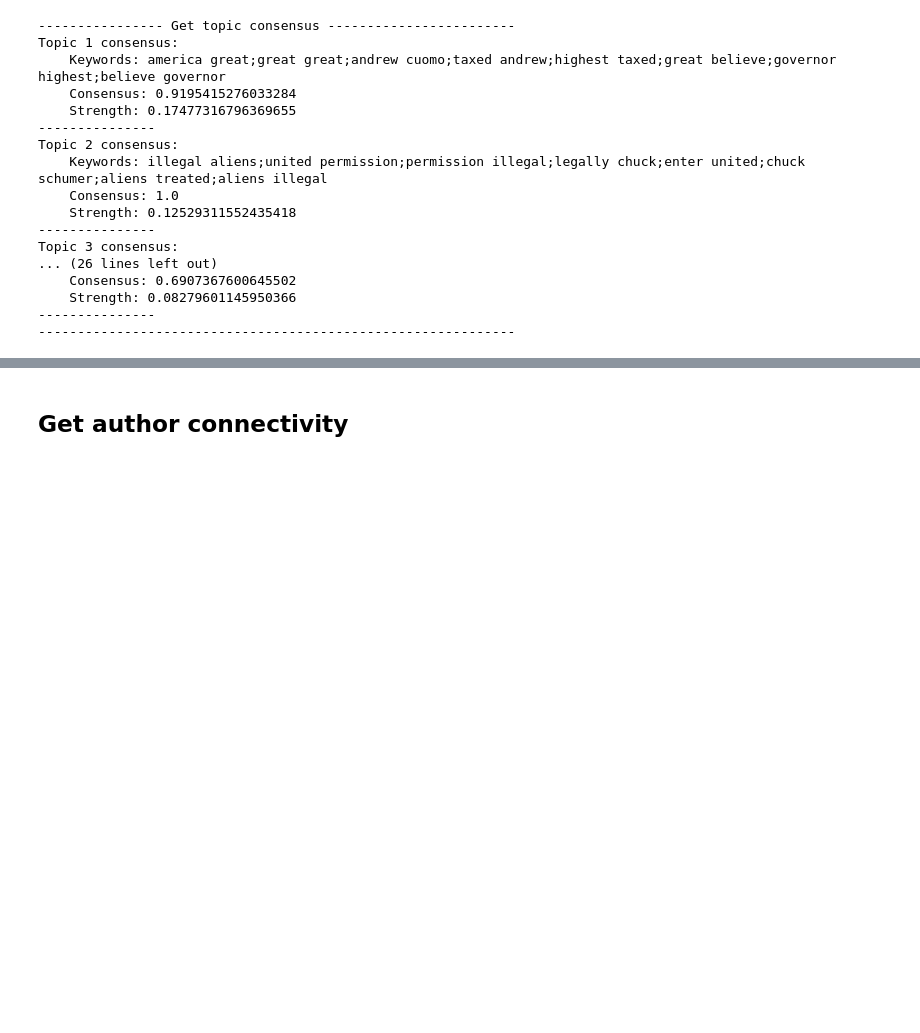
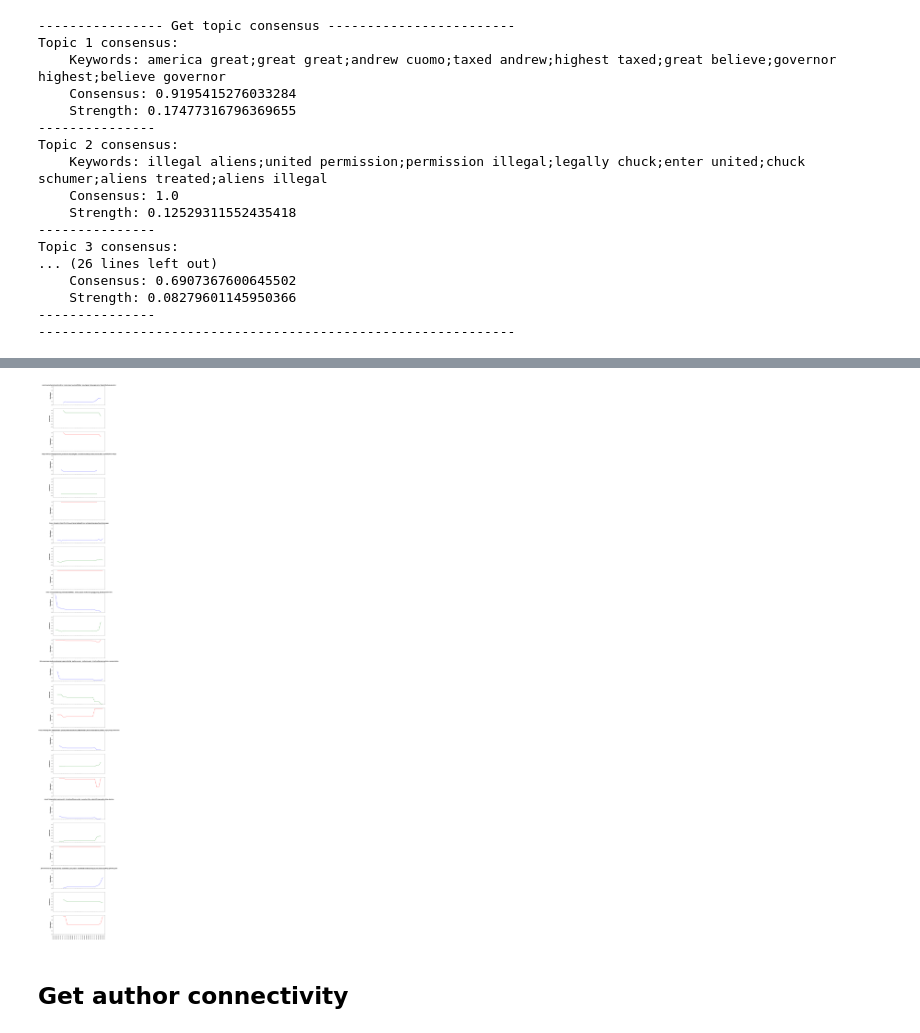
Before and after one commit to SumUpAnalytics/nucleus-sdk, a Jupyter notebook: examples/all-api-examples.ipynb, the cells around one changed output, grey strips where cells are left out. Saved outputs shown, nothing was run; the diff lists cells and outputs as text; code cells hidden in the pictures; blank space fills up the shorter version.

Commit message:
added example for get_topic_historical_analysis api

```diff
--- a/examples/all-api-examples.ipynb
+++ b/examples/all-api-examples.ipynb
@@ -5,3 +5,18 @@ import time
 import nucleus_client
 from nucleus_client.rest import ApiException
 from pprint import pprint
+import numpy as np
+import matplotlib.pyplot as plt
+
+# Determine if in Jupyter notebook or not
+
+try:
+    ip = get_ipython()
+    running_notebook = True
+except NameError:
+    running_notebook = False
+
+if running_notebook:
+    print('Running example in Jupyter Notebook')
+else:
+    print('Running example in script mode')
@@ -90,13 +170,13 @@ with open(csv_file, encoding='utf-8-sig') as csvfile:
                                                  )
 
             try:
-                response = api_instance_dataset.post_append_json_to_dataset(payload)
+                api_response = api_instance_dataset.post_append_json_to_dataset(payload)
             except ApiException as e:
                 print("Exception when calling DatasetsApi->post_append_json_to_dataset: %s\n" % e)
 
         doc_cnt = doc_cnt + 1
 
-print('Dataset', dataset, 'now has', response.success, 'documents.')
+print('Dataset', dataset, 'now has', api_response.num_documents, 'documents.')
 print('-------------------------------------------------------------')
 # %% [output]
 ----------- Append json from CSV to dataset -----------------
@@ -505,0 +580,62 @@ Topic 3 consensus:
+# %%
+print('------------ Get topic historical analysis ----------------')
+
+dataset = dataset   # str | Dataset name.
+time_period = '6M'  # str | Time period selection (default to 1M)
+update_period = 'd' # str | Frequency at which the historical anlaysis is performed (default to d)
+query = '' # str | Fulltext query, using mysql MATCH boolean query format. Example, (\"word1\" OR \"word2\") AND (\"word3\" OR \"word4\") (optional)
+custom_stop_words = ["real","hillary"] # str | List of stop words (optional)
+num_topics = 8 # int | Number of topics to be extracted from the dataset. (optional) (default to 8)
+num_keywords = 8 # int | Number of keywords per topic that is extracted from the dataset. (optional) (default to 8)
+metadata_selection = '' # str | json object of {\"metadata_field\":[\"selected_values\"]} (optional)
+inc_step = 1 # int | Number of increments of the udpate period in between two historical computations. (optional) (default to 1)
+excluded_docs = [''] # str | List of document IDs that should be excluded from the analysis. Example, \"docid1, docid2, ..., docidN\"  (optional)
+
+try:
+    api_response = api_instance_topic.get_topic_historical_analysis_api(
+        dataset,
+        time_period,
+        update_period,
+        query=query,
+        custom_stop_words=custom_stop_words,
+        num_topics=num_topics,
+        num_keywords=num_keywords,
+        metadata_selection=metadata_selection,
+        inc_step=inc_step,
+        excluded_docs=excluded_docs)
+
+except ApiException as e:
+    print("Exception when calling TopicsApi->get_topic_historical_analysis_api: %s\n" % e)
+
+results = api_response.results
+
+# chart the historical metrics when running in Jupyter Notebook
+if running_notebook:
+    print('Plotting historical metrics data...')
+    historical_metrics = []
+    for res in results:
+        # conctruct a list of historical metrics dictionaries for charting
+        historical_metrics.append({
+            'topic'    : res.topic,
+            'time_stamps' : np.array(res.time_stamps),
+            'strength' : np.array(res.strength, dtype=np.float32),
+            'consensus': np.array(res.consensus, dtype=np.float32),
+            'sentiment': np.array(res.sentiment, dtype=np.float32)})
+
+    selected_topics = range(len(historical_metrics))
+    topic_charts_historical(historical_metrics, selected_topics, True)
+else:
+    print('Printing historical metrics data...')
+    print('NOTE: historical metrics data can be plotted when running the example in Jupyter Notebook')
+    i = 1
+    for res in results:
+        print('Topic', i, res.topic)
+        print('    Timestamps:', res.time_stamps)
+        print('    Strength:', res.strength)
+        print('    Consensus:', res.consensus)
+        print('    Sentiment:', res.sentiment)
+        print('----------------')
+        i = i + 1
+#pprint(api_response)
+print('-------------------------------------------------------------')
+# %% [output]
@@ -506,3 +647,4 @@ Topic 3 consensus:
+[figure, added]
 # %% [markdown]
 ## Get author connectivity
 # %%
```
Also changed, not shown: parts of 21 cells of this notebook, 2 other files.
